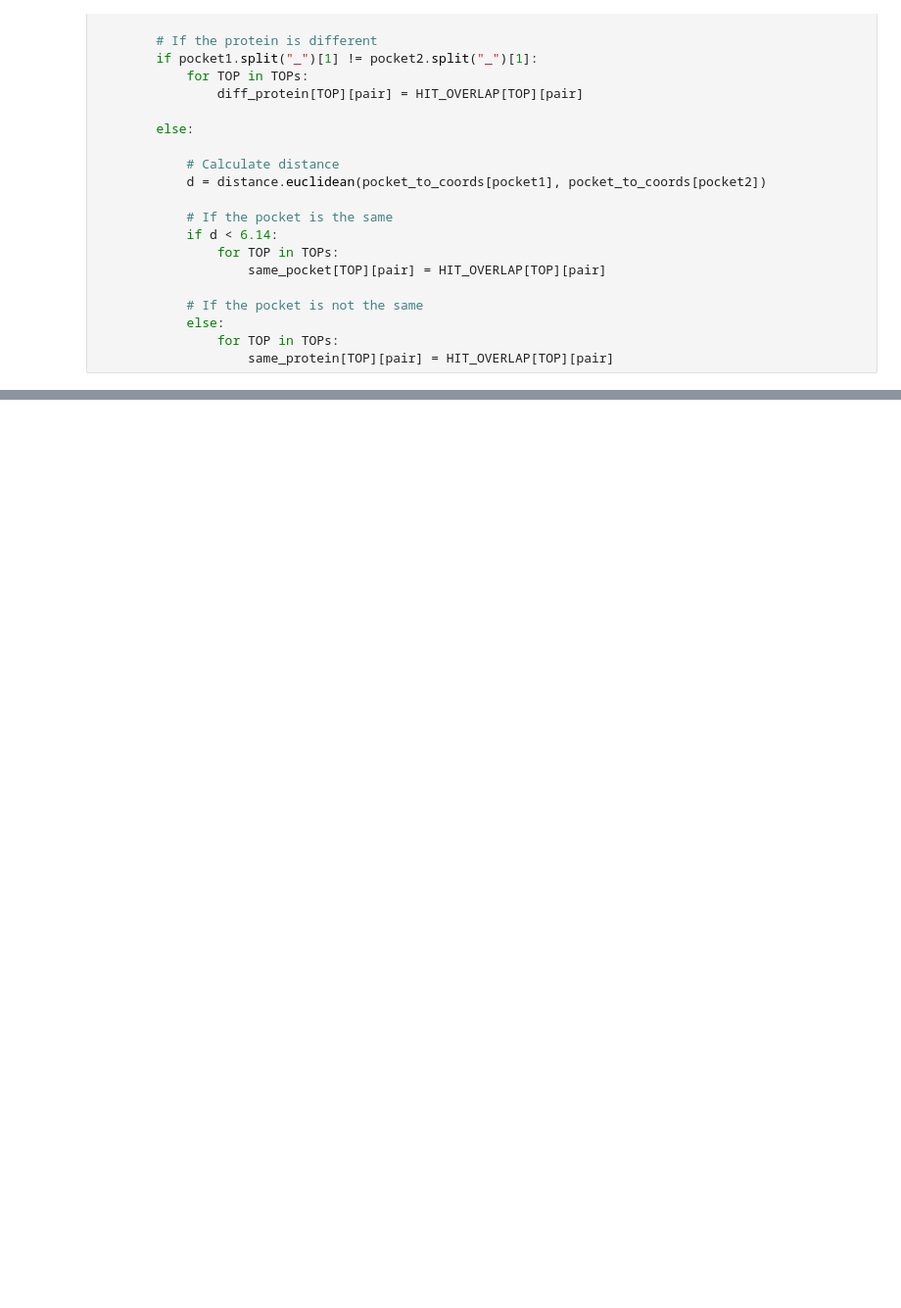
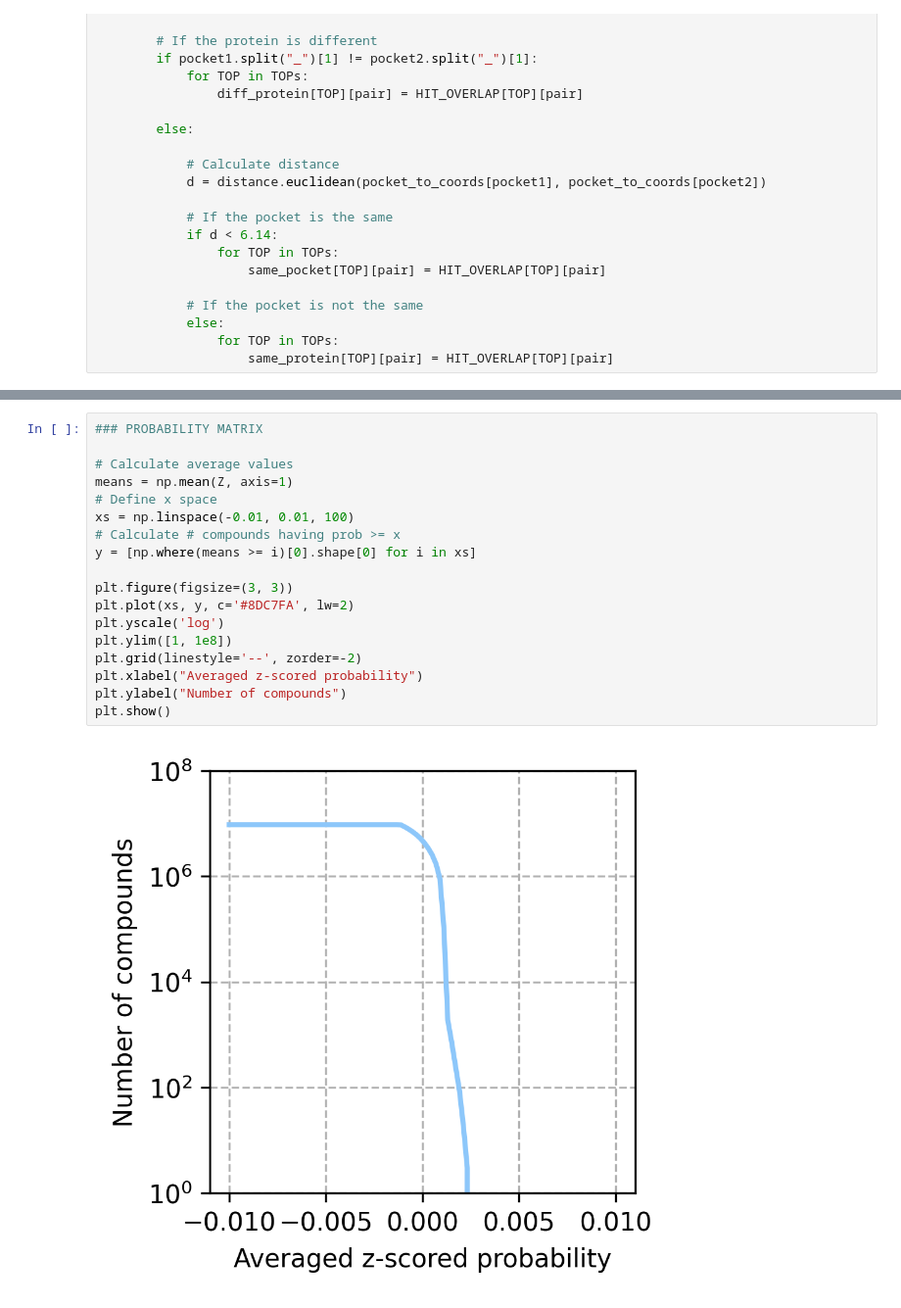
Before and after one commit to ersilia-os/mtb-targeted-protein-degradation, a Jupyter notebook: notebooks/32_enamine_REAL_inferences_II.ipynb, the cells around one changed output, grey strips where cells are left out. Shown: that part at 98% size. Saved outputs shown, nothing was run; the diff lists cells and outputs as text; blank space fills up the shorter version.

```diff
--- a/notebooks/32_enamine_REAL_inferences_II.ipynb
+++ b/notebooks/32_enamine_REAL_inferences_II.ipynb
@@ -125,0 +128,20 @@ for TOP in TOPs:
+# %%
+### PROBABILITY MATRIX
+
+# Calculate average values
+means = np.mean(Z, axis=1)
+# Define x space
+xs = np.linspace(-0.01, 0.01, 100)
+# Calculate # compounds having prob >= x
+y = [np.where(means >= i)[0].shape[0] for i in xs]
+
+plt.figure(figsize=(3, 3))
+plt.plot(xs, y, c='#8DC7FA', lw=2)
+plt.yscale('log')
+plt.ylim([1, 1e8])
+plt.grid(linestyle='--', zorder=-2)
+plt.xlabel("Averaged z-scored probability")
+plt.ylabel("Number of compounds")
+plt.show()
+# %% [output]
+[figure, added]
```
Also changed, not shown: parts of 6 cells of this notebook, 4 other files.
